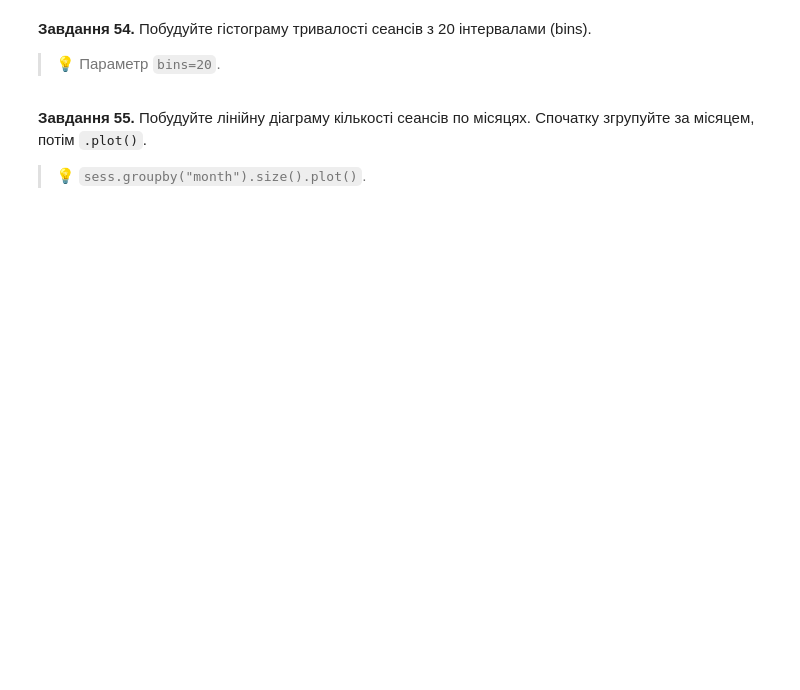
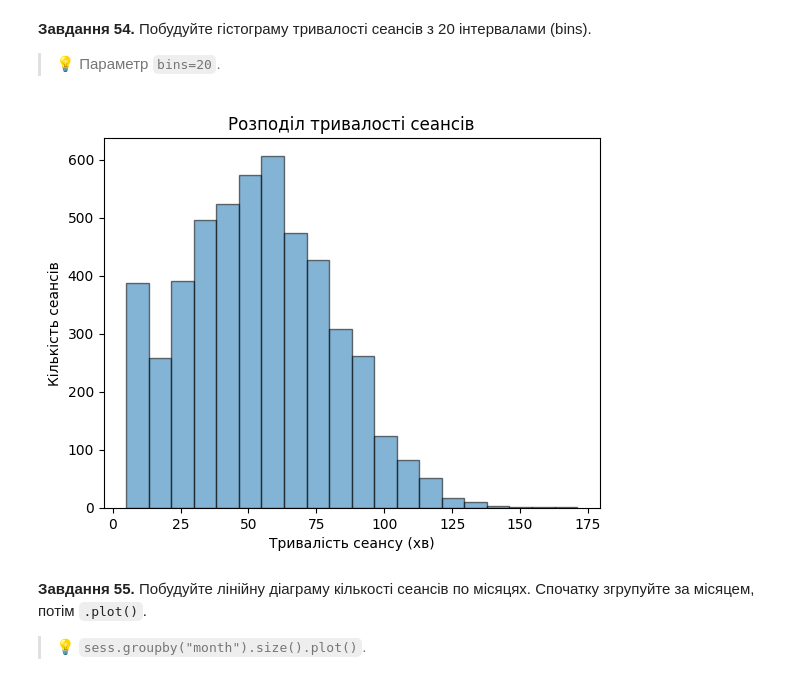
Before and after one commit to T-Svitlichna/DTA_Python, a Jupyter notebook: HomeWork/80task_Nazar_29052026pandas_viz_practice.ipynb, the cells around one changed output. Cells and saved outputs as stored; diff of their text form; code cells hidden in the pictures; blank space fills up the shorter version.

```diff
--- a/HomeWork/80task_Nazar_29052026pandas_viz_practice.ipynb
+++ b/HomeWork/80task_Nazar_29052026pandas_viz_practice.ipynb
@@ -705,0 +739,4 @@ pd.pivot_table(subs, index="plan", columns="is_active", values="subscriber_id",
+# %%
+# Завдання 37:
+sess["month"] = sess["date"].dt.month
+sess.head()
@@ -711,0 +754,4 @@ pd.pivot_table(subs, index="plan", columns="is_active", values="subscriber_id",
+# %%
+# Завдання 38:
+sess["weekday"] = sess["date"].dt.day_name()
+print(sess["weekday"].unique())
@@ -833,3 +1007,12 @@ pandas вміє будувати швидкі графіки прямо з да
+# %%
+# Завдання 54:
+sess["duration_min"].plot(kind="hist", bins=20, edgecolor="black", alpha=0.55)
+plt.title("Розподіл тривалості сеансів")
+plt.xlabel("Тривалість сеансу (хв)")
+plt.ylabel("Кількість сеансів")
+plt.show()
+# %% [output]
+[figure, added]
 # %% [markdown]
 **Завдання 55.** Побудуйте лінійну діаграму кількості сеансів по місяцях. Спочатку згрупуйте за місяцем, потім `.plot()`.
 
```
Also changed, not shown: parts of 82 cells of this notebook.
